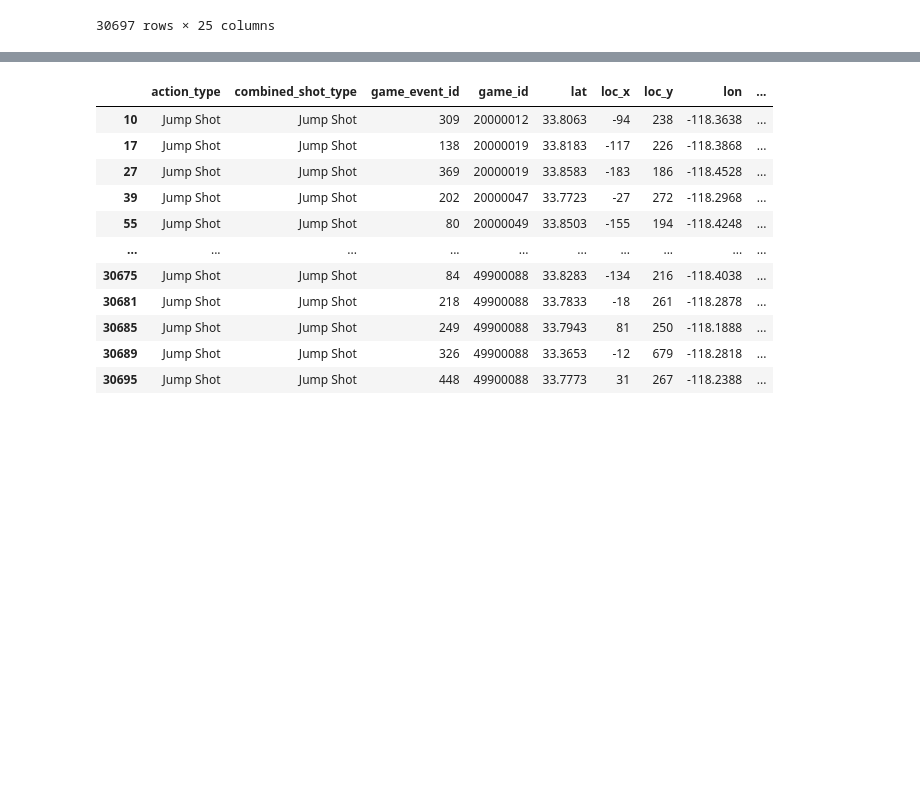
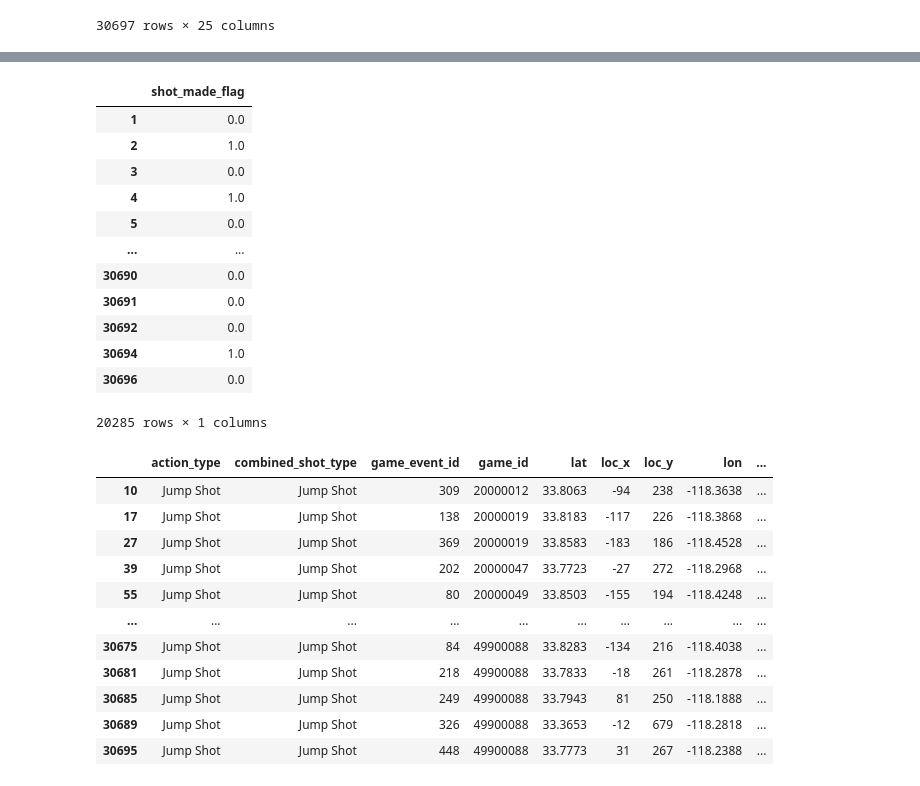
Before and after one commit to andre-lucena12/kobe-shots, a Jupyter notebook: notebooks/rascunho.ipynb, the cells around one changed output, grey strips where cells are left out. Cells and saved outputs as stored; diff of their text form; code cells hidden in the pictures; blank space fills up the shorter version.

```diff
--- a/notebooks/rascunho.ipynb
+++ b/notebooks/rascunho.ipynb
@@ -40,3 +61,20 @@ filter_2fg
+# %%
+y = filter_2fg.loc[:, filter_2fg.columns == 'shot_made_flag']
+y
+# %% [output]
+|  | shot_made_flag |
+| 1 | 0.0 |
+| 2 | 1.0 |
+| 3 | 0.0 |
+| 4 | 1.0 |
+| 5 | 0.0 |
+| ... | ... |
+| 30690 | 0.0 |
+| 30691 | 0.0 |
+| 30692 | 0.0 |
+| 30694 | 1.0 |
+| 30696 | 0.0 |
+20285 rows × 1 columns
 # %%
 filter_3fg = filter_3fg.dropna()
 filter_3fg
```
Also changed, not shown: parts of 3 cells of this notebook, 17 other files.
